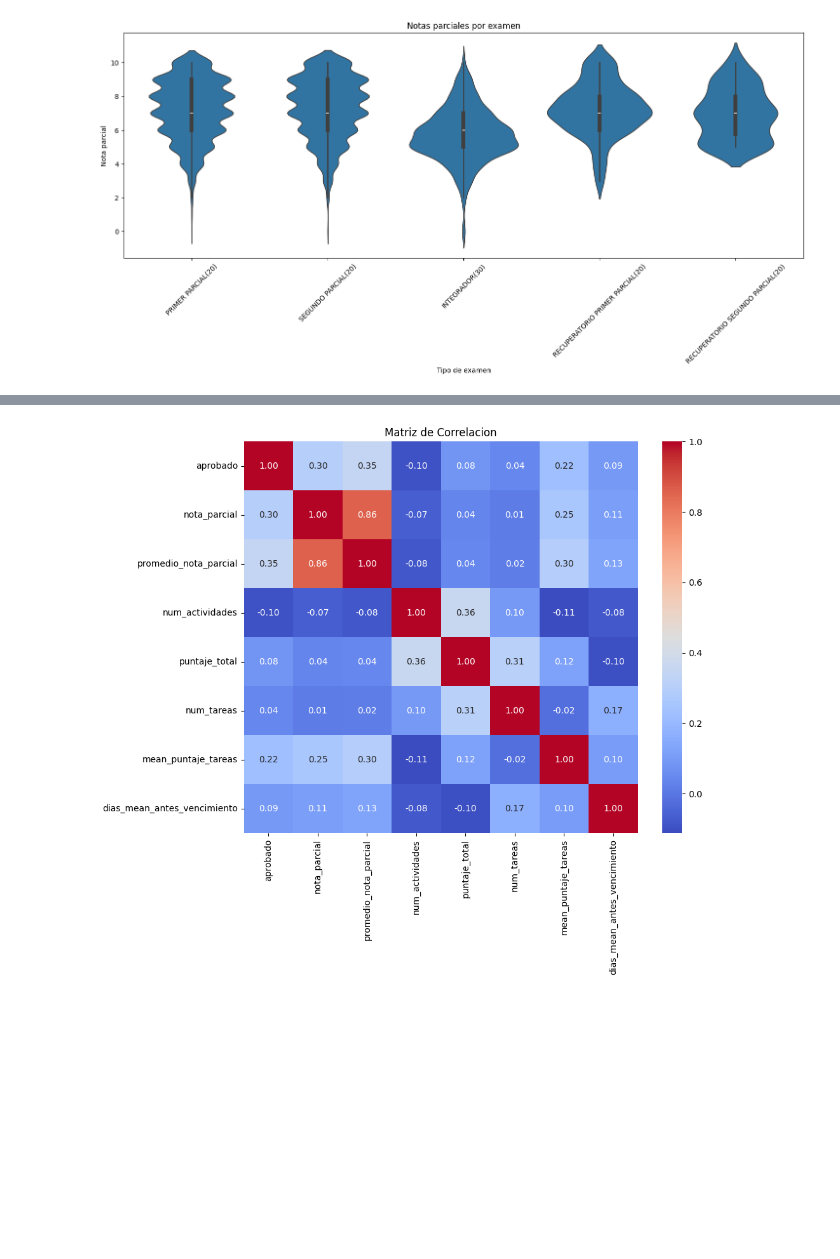
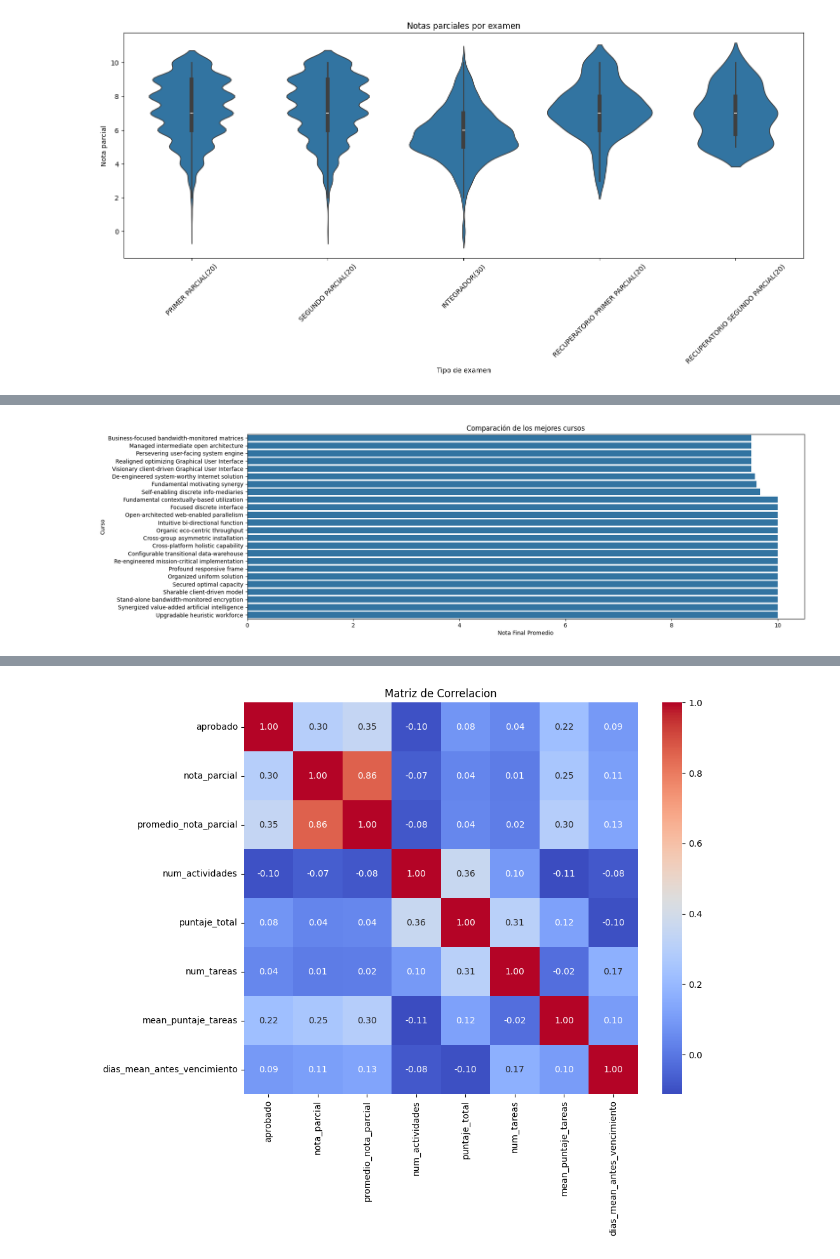
Before and after one commit to tomas-cortez/student_performance, a Jupyter notebook: notebooks/visualizacion.ipynb, the cells around one changed output, grey strips where cells are left out. Cells and saved outputs as stored; diff of their text form; code cells hidden in the pictures; blank space fills up the shorter version.

Commit message:
update visualizacion

```diff
--- a/notebooks/visualizacion.ipynb
+++ b/notebooks/visualizacion.ipynb
@@ -86,3 +87,9 @@ plt.xticks(rotation=45)
 plt.show()
 # %% [output]
 [figure]
+# %%
+grouped_course_nota = df_estudiantes.groupby("course_name")["nota_final_materia"].mean().reset_index()
+
+top_best = grouped_course_nota[grouped_course_nota.nota_final_materia >= 9.5].sort_values("nota_final_materia")
+top_20_worst = grouped_course_nota.sort_values("nota_final_materia").head(20)
+grouped_course_nota.describe()
@@ -88,0 +106,9 @@ plt.show()
+# %%
+plt.figure(figsize=(18, 6))
+sns.barplot(x="nota_final_materia", y="course_name", data=top_best)
+plt.title("Comparación de los mejores cursos")
+plt.xlabel("Nota Final Promedio")
+plt.ylabel("Curso")
+plt.show()
+# %% [output]
+[figure, added]
```
Also changed, not shown: parts of 19 cells of this notebook.
